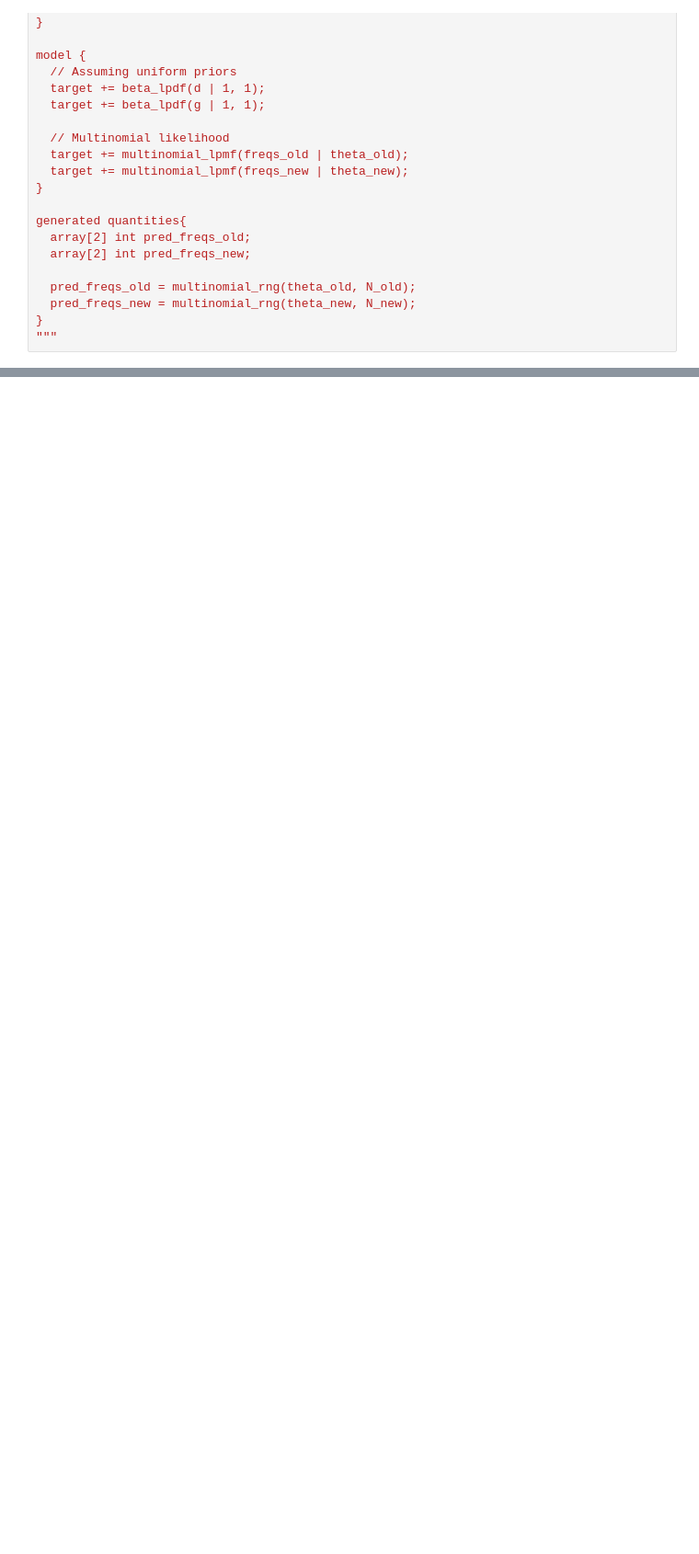
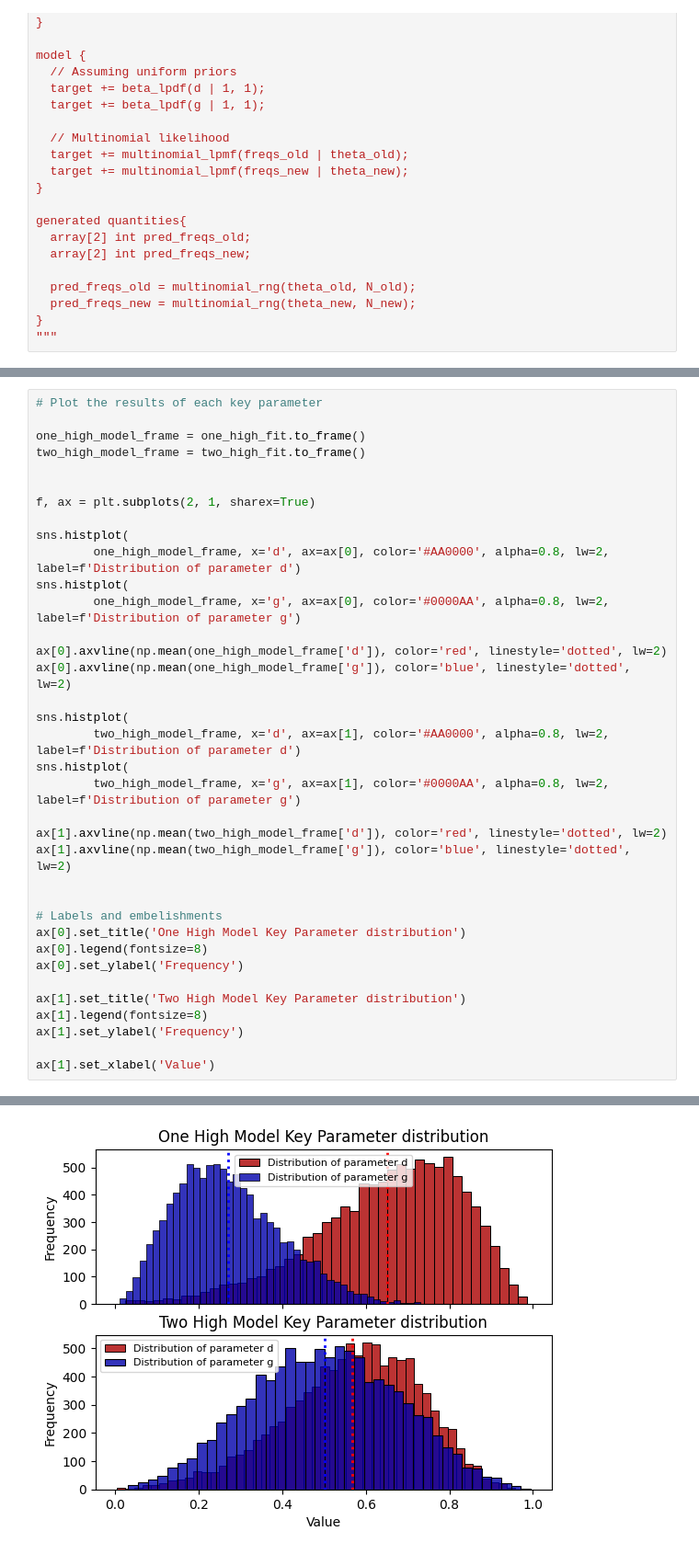
Before and after one commit to NightHydra/CognitiveModelingHomework, a Jupyter notebook: Homeworks/HW4/hw_4_problem2.ipynb, the cells around one changed output, grey strips where cells are left out. Shown at 92% size. Drawn from its saved outputs; the diff is of its cells as text; blank space fills up the shorter version.

```diff
--- a/Homeworks/HW4/hw_4_problem2.ipynb
+++ b/Homeworks/HW4/hw_4_problem2.ipynb
@@ -215,0 +232,37 @@ plt.tight_layout()
+# %%
+# Plot the results of each key parameter
+
+one_high_model_frame = one_high_fit.to_frame()
+two_high_model_frame = two_high_fit.to_frame()
+
+
+f, ax = plt.subplots(2, 1, sharex=True)
+
+sns.histplot(
+        one_high_model_frame, x='d', ax=ax[0], color='#AA0000', alpha=0.8, lw=2, label=f'Distribution of parameter d')
+sns.histplot(
+        one_high_model_frame, x='g', ax=ax[0], color='#0000AA', alpha=0.8, lw=2, label=f'Distribution of parameter g')
+
+ax[0].axvline(np.mean(one_high_model_frame['d']), color='red', linestyle='dotted', lw=2)
+ax[0].axvline(np.mean(one_high_model_frame['g']), color='blue', linestyle='dotted', lw=2)
+
+sns.histplot(
+        two_high_model_frame, x='d', ax=ax[1], color='#AA0000', alpha=0.8, lw=2, label=f'Distribution of parameter d')
+sns.histplot(
+        two_high_model_frame, x='g', ax=ax[1], color='#0000AA', alpha=0.8, lw=2, label=f'Distribution of parameter g')
+
+ax[1].axvline(np.mean(two_high_model_frame['d']), color='red', linestyle='dotted', lw=2)
+ax[1].axvline(np.mean(two_high_model_frame['g']), color='blue', linestyle='dotted', lw=2)
+
+
+# Labels and embelishments
+ax[0].set_title('One High Model Key Parameter distribution')
+ax[0].legend(fontsize=8)
+ax[0].set_ylabel('Frequency')
+
+ax[1].set_title('Two High Model Key Parameter distribution')
+ax[1].legend(fontsize=8)
+ax[1].set_ylabel('Frequency')
+
+ax[1].set_xlabel('Value')
+# %% [output]
@@ -215,0 +270 @@ plt.tight_layout()
+[figure, added]
```
Also changed, not shown: parts of 13 cells of this notebook, 1 other file.
